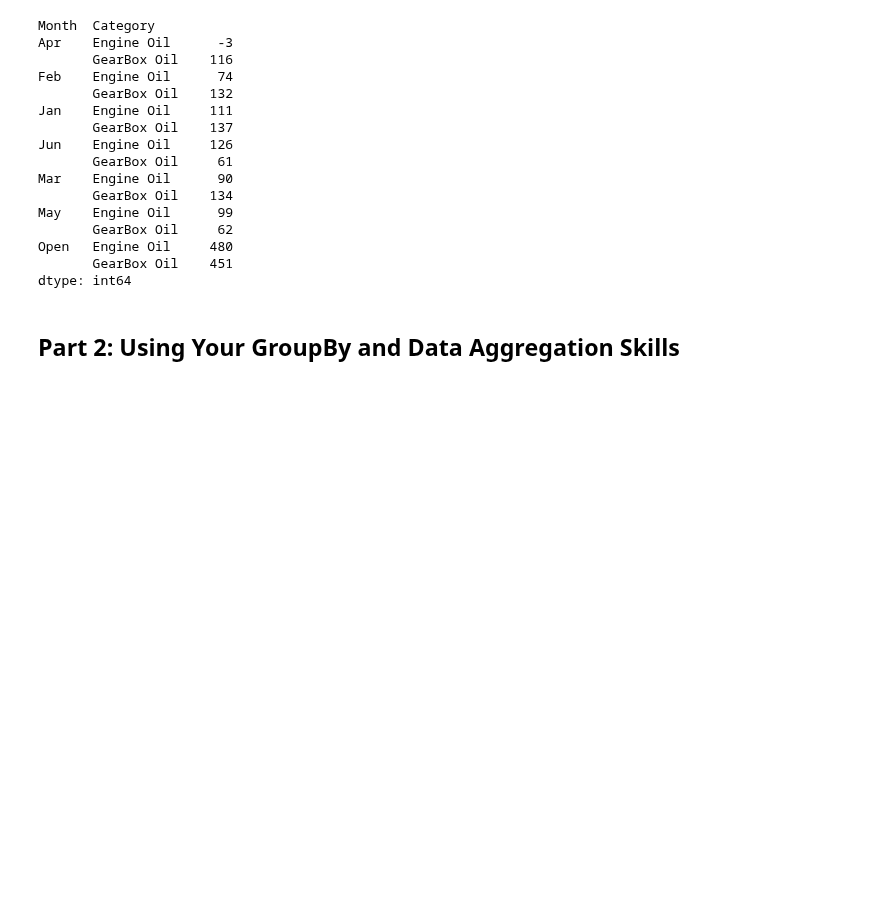
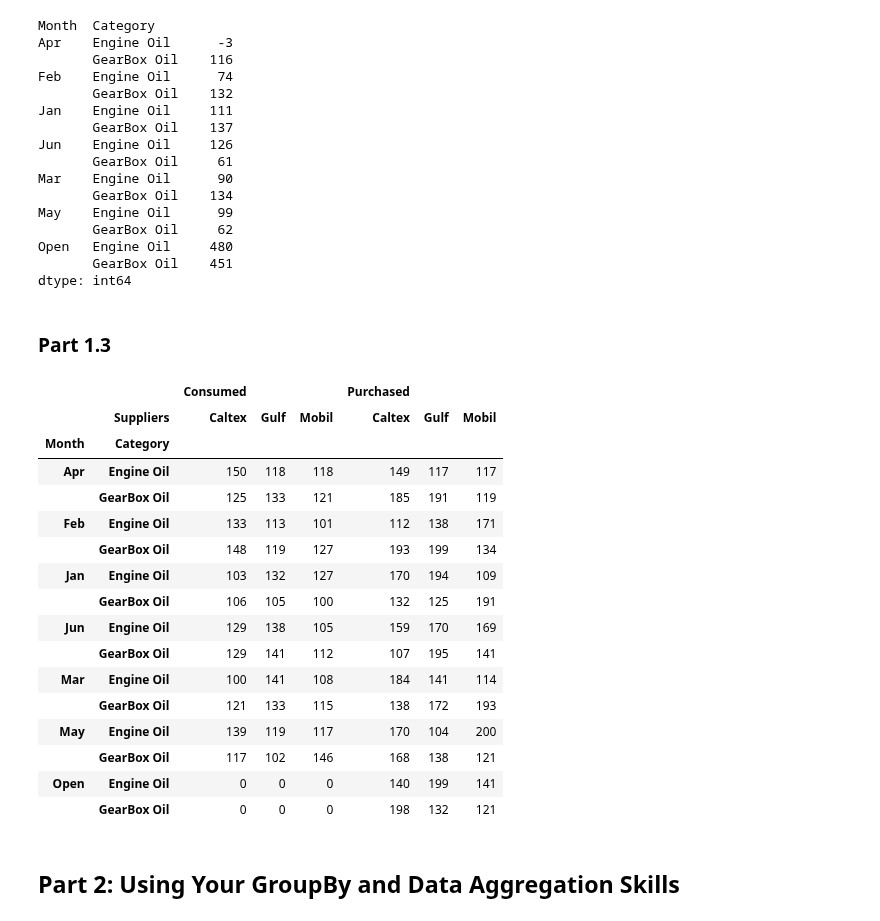
Before and after one commit to ktxdev/AIM-5001, a Jupyter notebook: M11/2. Code/S_Huvaya_M11_assn.ipynb, the cells around one changed output. Saved outputs shown, nothing was run; the diff lists cells and outputs as text; code cells hidden in the pictures; blank space fills up the shorter version.

Commit message:
Finished code for Part 1.3

```diff
--- a/M11/2. Code/S_Huvaya_M11_assn.ipynb
+++ b/M11/2. Code/S_Huvaya_M11_assn.ipynb
@@ -76,6 +76,28 @@ May    Engine Oil      99
 Open   Engine Oil     480
        GearBox Oil    451
 dtype: int64
+# %% [markdown]
+### Part 1.3
+# %%
+data.pivot_table(index=['Month', 'Category'], columns='Suppliers', values=['Consumed','Purchased'])
+# %% [output]
+|  |  | Consumed |  |  | Purchased |  |  |
+|  | Suppliers | Caltex | Gulf | Mobil | Caltex | Gulf | Mobil |
+| Month | Category |  |  |  |  |  |  |
+| Apr | Engine Oil | 150 | 118 | 118 | 149 | 117 | 117 |
+|  | GearBox Oil | 125 | 133 | 121 | 185 | 191 | 119 |
+| Feb | Engine Oil | 133 | 113 | 101 | 112 | 138 | 171 |
+|  | GearBox Oil | 148 | 119 | 127 | 193 | 199 | 134 |
+| Jan | Engine Oil | 103 | 132 | 127 | 170 | 194 | 109 |
+|  | GearBox Oil | 106 | 105 | 100 | 132 | 125 | 191 |
+| Jun | Engine Oil | 129 | 138 | 105 | 159 | 170 | 169 |
+|  | GearBox Oil | 129 | 141 | 112 | 107 | 195 | 141 |
+| Mar | Engine Oil | 100 | 141 | 108 | 184 | 141 | 114 |
+|  | GearBox Oil | 121 | 133 | 115 | 138 | 172 | 193 |
+| May | Engine Oil | 139 | 119 | 117 | 170 | 104 | 200 |
+|  | GearBox Oil | 117 | 102 | 146 | 168 | 138 | 121 |
+| Open | Engine Oil | 0 | 0 | 0 | 140 | 199 | 141 |
+|  | GearBox Oil | 0 | 0 | 0 | 198 | 132 | 121 |
 # %% [markdown]
 ## Part 2: Using Your GroupBy and Data Aggregation Skills
 # %% [markdown]
```
